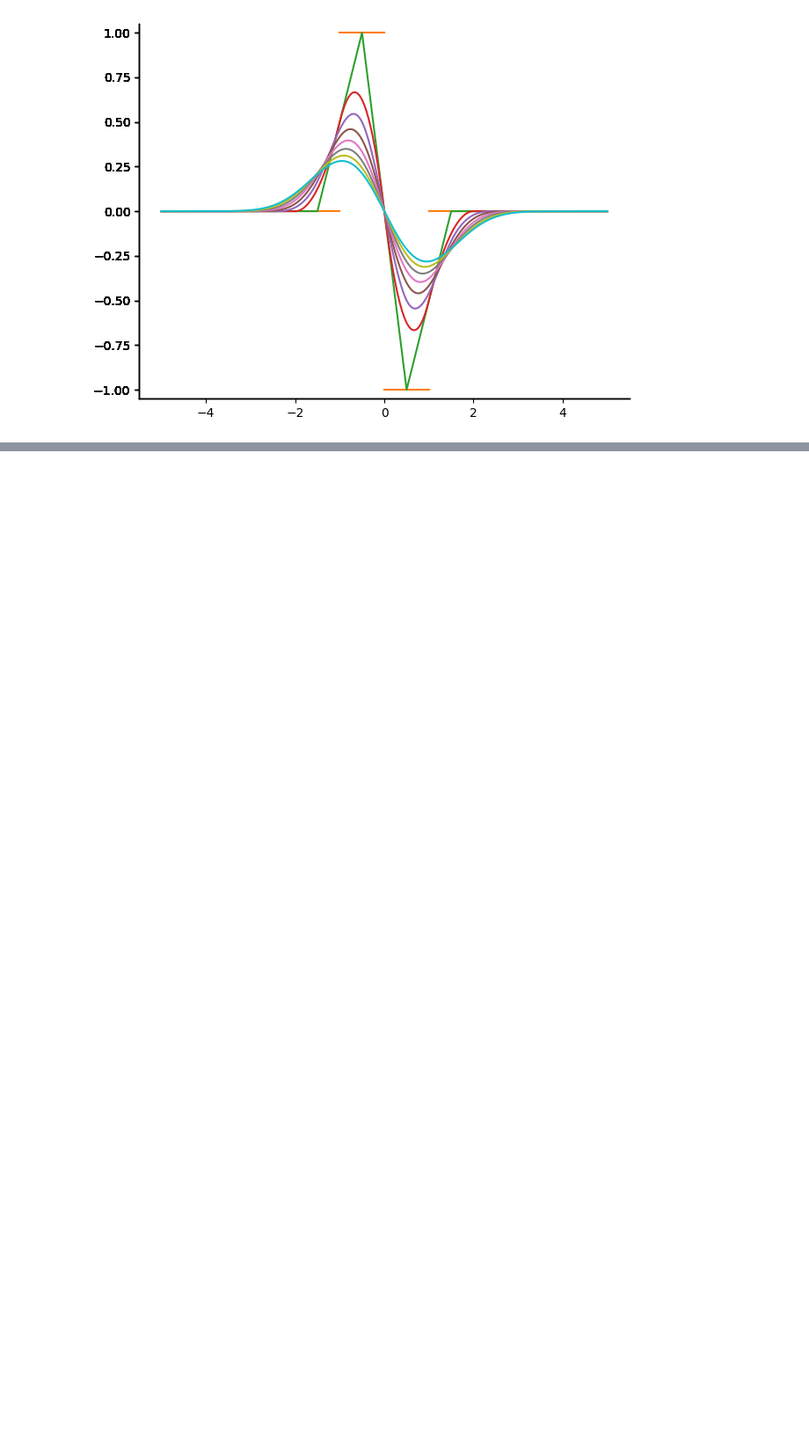
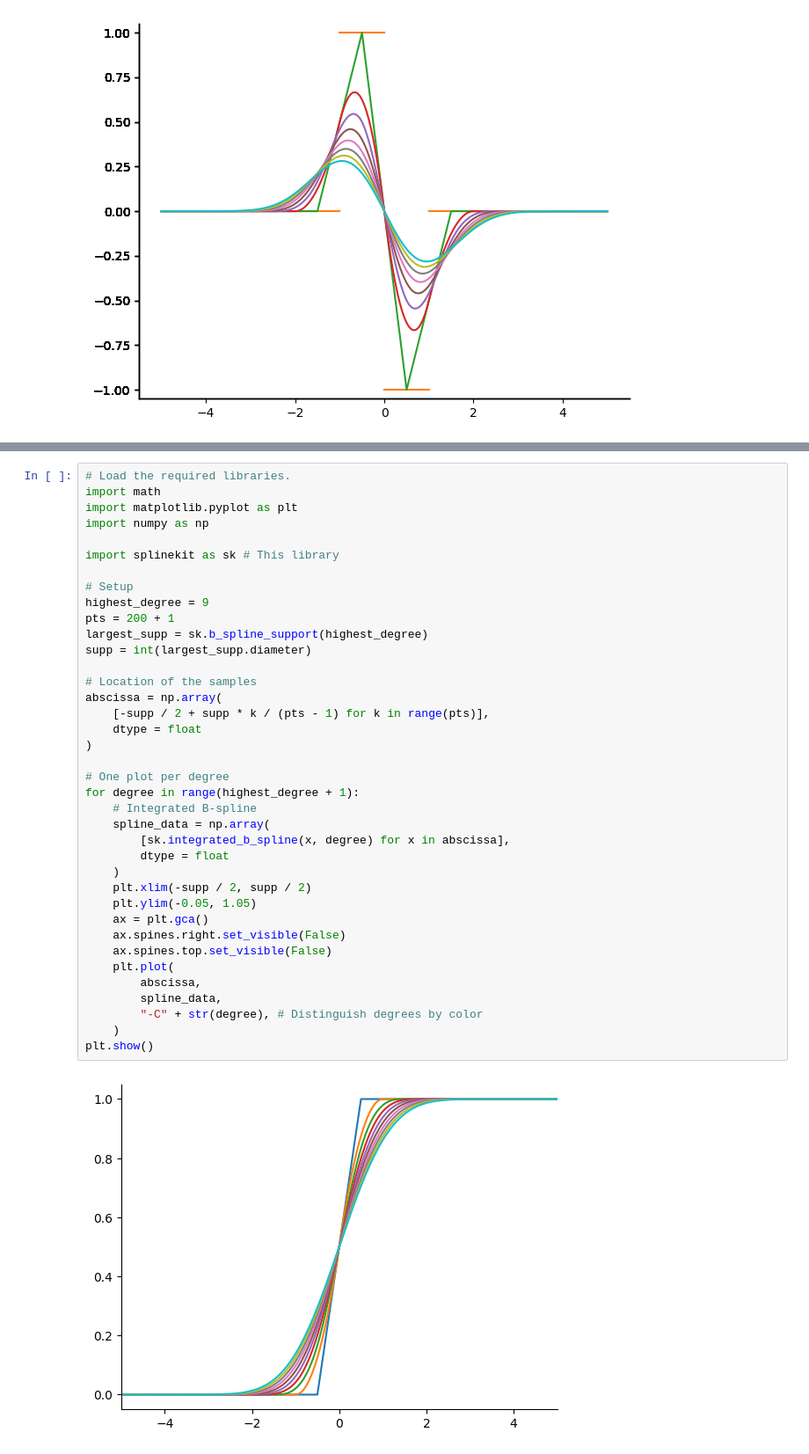
Before and after one commit to splinekit/splinekit, a Jupyter notebook: development/Jupyter/bspline_static_shape.ipynb, the cells around one changed output, grey strips where cells are left out. Shown at 88% size. Drawn from its saved outputs; the diff is of its cells as text; blank space fills up the shorter version.

```diff
--- a/development/Jupyter/bspline_static_shape.ipynb
+++ b/development/Jupyter/bspline_static_shape.ipynb
@@ -81,0 +90,40 @@ plt.show()
+# %%
+# Load the required libraries.
+import math
+import matplotlib.pyplot as plt
+import numpy as np
+
+import splinekit as sk # This library
+
+# Setup
+highest_degree = 9
+pts = 200 + 1
+largest_supp = sk.b_spline_support(highest_degree)
+supp = int(largest_supp.diameter)
+
+# Location of the samples
+abscissa = np.array(
+    [-supp / 2 + supp * k / (pts - 1) for k in range(pts)],
+    dtype = float
+)
+
+# One plot per degree
+for degree in range(highest_degree + 1):
+    # Integrated B-spline
+    spline_data = np.array(
+        [sk.integrated_b_spline(x, degree) for x in abscissa],
+        dtype = float
+    )
+    plt.xlim(-supp / 2, supp / 2)
+    plt.ylim(-0.05, 1.05)
+    ax = plt.gca()
+    ax.spines.right.set_visible(False)
+    ax.spines.top.set_visible(False)
+    plt.plot(
+        abscissa,
+        spline_data,
+        "-C" + str(degree), # Distinguish degrees by color
+    )
+plt.show()
+# %% [output]
+[figure, added]
```
Also changed, not shown: parts of 3 cells of this notebook, 11 other files.
